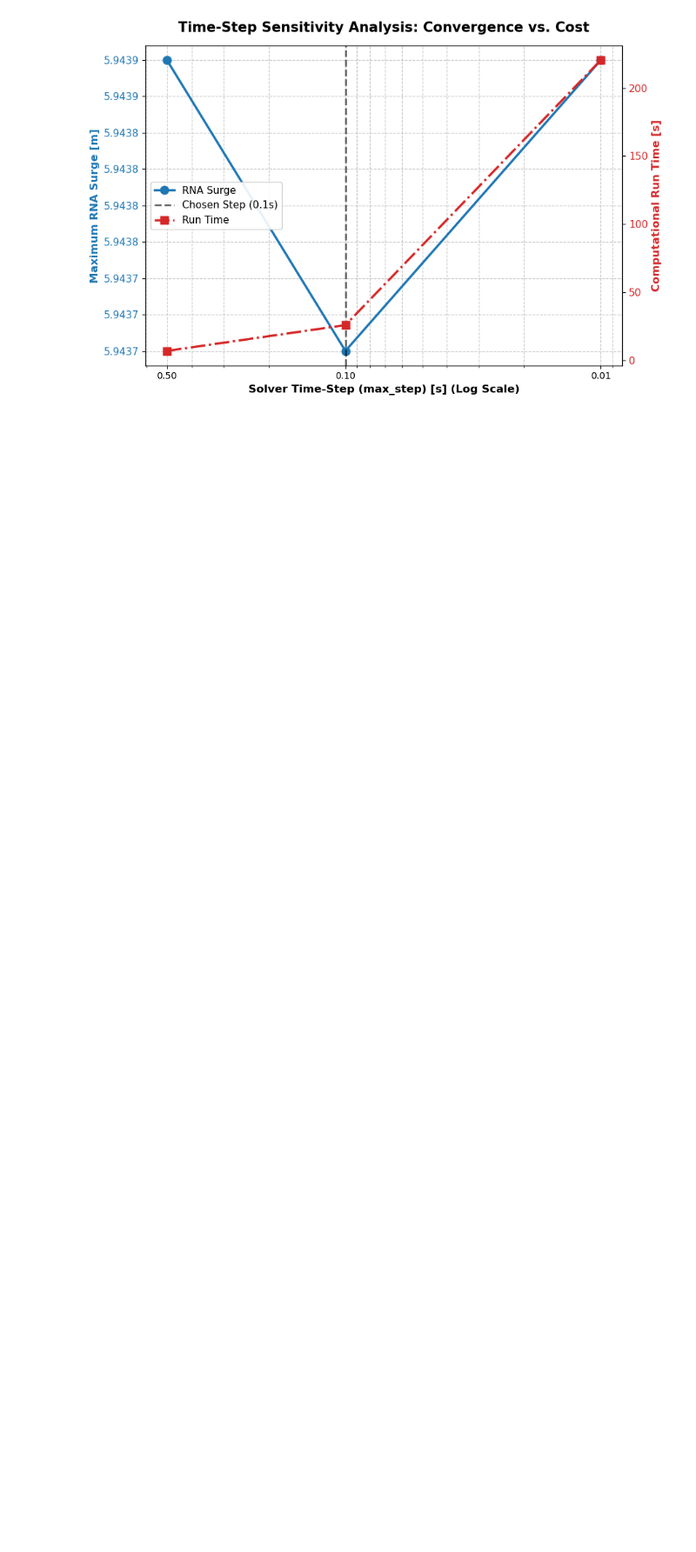
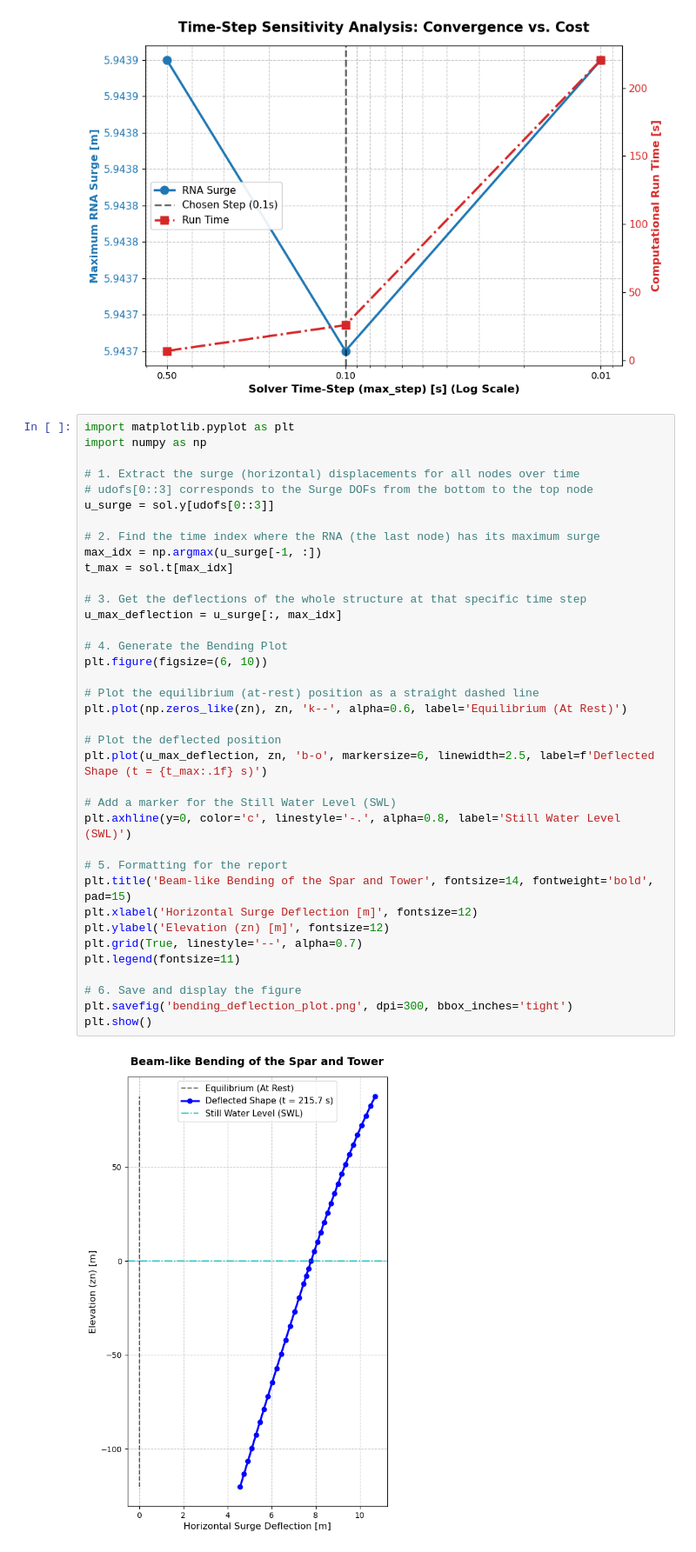
Before and after one commit to Coen10001/numerical-methods-Coen, a Jupyter notebook: CFD Formative assignments/Working FEM code.ipynb, the cells around one changed output. Shown at 87% size. Saved outputs shown, nothing was run; the diff lists cells and outputs as text; blank space fills up the shorter version.

```diff
--- a/CFD Formative assignments/Working FEM code.ipynb
+++ b/CFD Formative assignments/Working FEM code.ipynb
@@ -1022,3 +1022,42 @@ plt.savefig('timestep_convergence_plot_neat.png', dpi=300, bbox_inches='tight')
 plt.show()
 # %% [output]
 [figure]
+# %%
+import matplotlib.pyplot as plt
+import numpy as np
+
+# 1. Extract the surge (horizontal) displacements for all nodes over time
+# udofs[0::3] corresponds to the Surge DOFs from the bottom to the top node
+u_surge = sol.y[udofs[0::3]]
+
+# 2. Find the time index where the RNA (the last node) has its maximum surge
+max_idx = np.argmax(u_surge[-1, :])
+t_max = sol.t[max_idx]
+
+# 3. Get the deflections of the whole structure at that specific time step
+u_max_deflection = u_surge[:, max_idx]
+
+# 4. Generate the Bending Plot
+plt.figure(figsize=(6, 10))
+
+# Plot the equilibrium (at-rest) position as a straight dashed line
+plt.plot(np.zeros_like(zn), zn, 'k--', alpha=0.6, label='Equilibrium (At Rest)')
+
+# Plot the deflected position
+plt.plot(u_max_deflection, zn, 'b-o', markersize=6, linewidth=2.5, label=f'Deflected Shape (t = {t_max:.1f} s)')
+
+# Add a marker for the Still Water Level (SWL)
+plt.axhline(y=0, color='c', linestyle='-.', alpha=0.8, label='Still Water Level (SWL)')
+
+# 5. Formatting for the report
+plt.title('Beam-like Bending of the Spar and Tower', fontsize=14, fontweight='bold', pad=15)
+plt.xlabel('Horizontal Surge Deflection [m]', fontsize=12)
+plt.ylabel('Elevation (zn) [m]', fontsize=12)
+plt.grid(True, linestyle='--', alpha=0.7)
+plt.legend(fontsize=11)
+
+# 6. Save and display the figure
+plt.savefig('bending_deflection_plot.png', dpi=300, bbox_inches='tight')
+plt.show()
+# %% [output]
+[figure, added]
```
Also changed, not shown: parts of 6 cells of this notebook, 1 other file.
